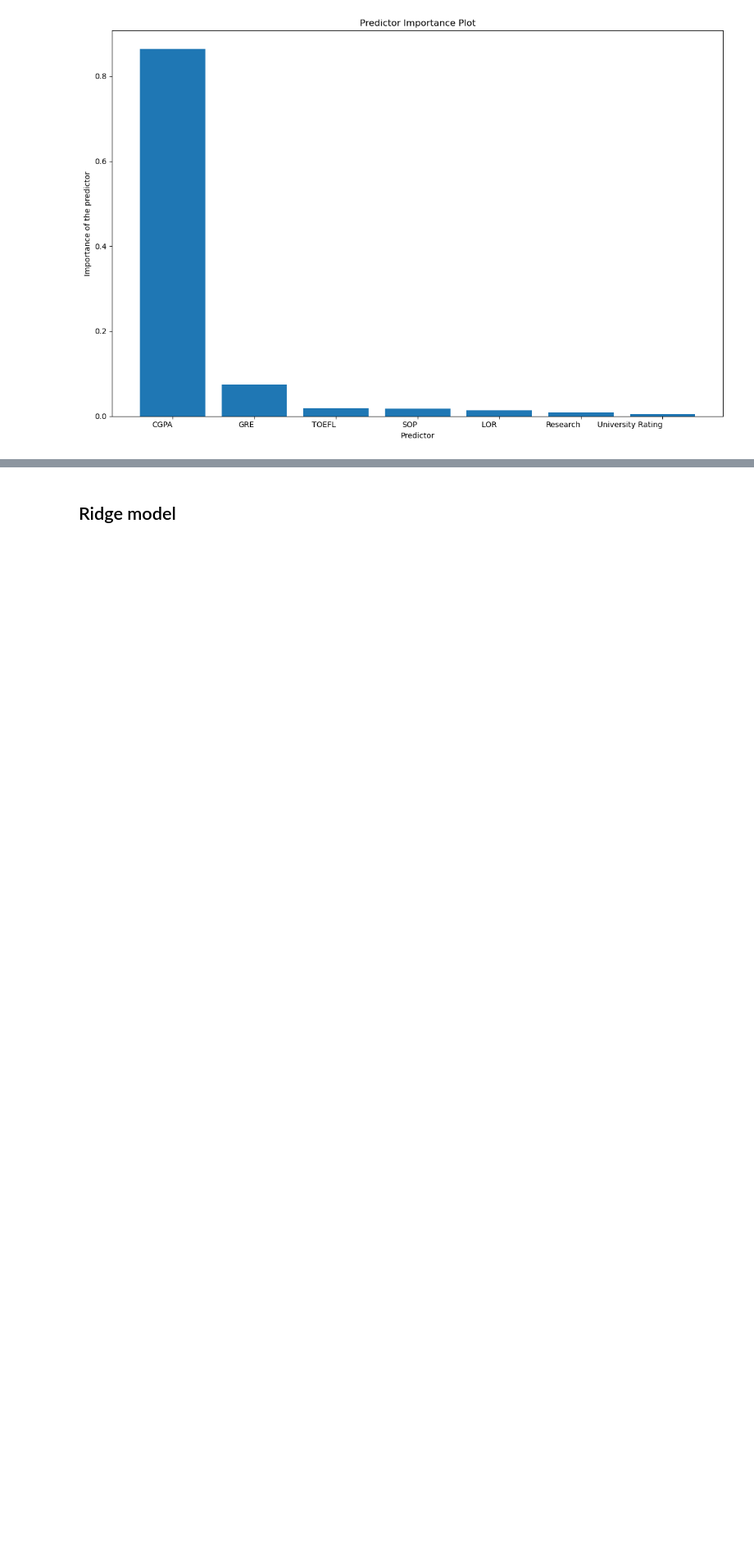
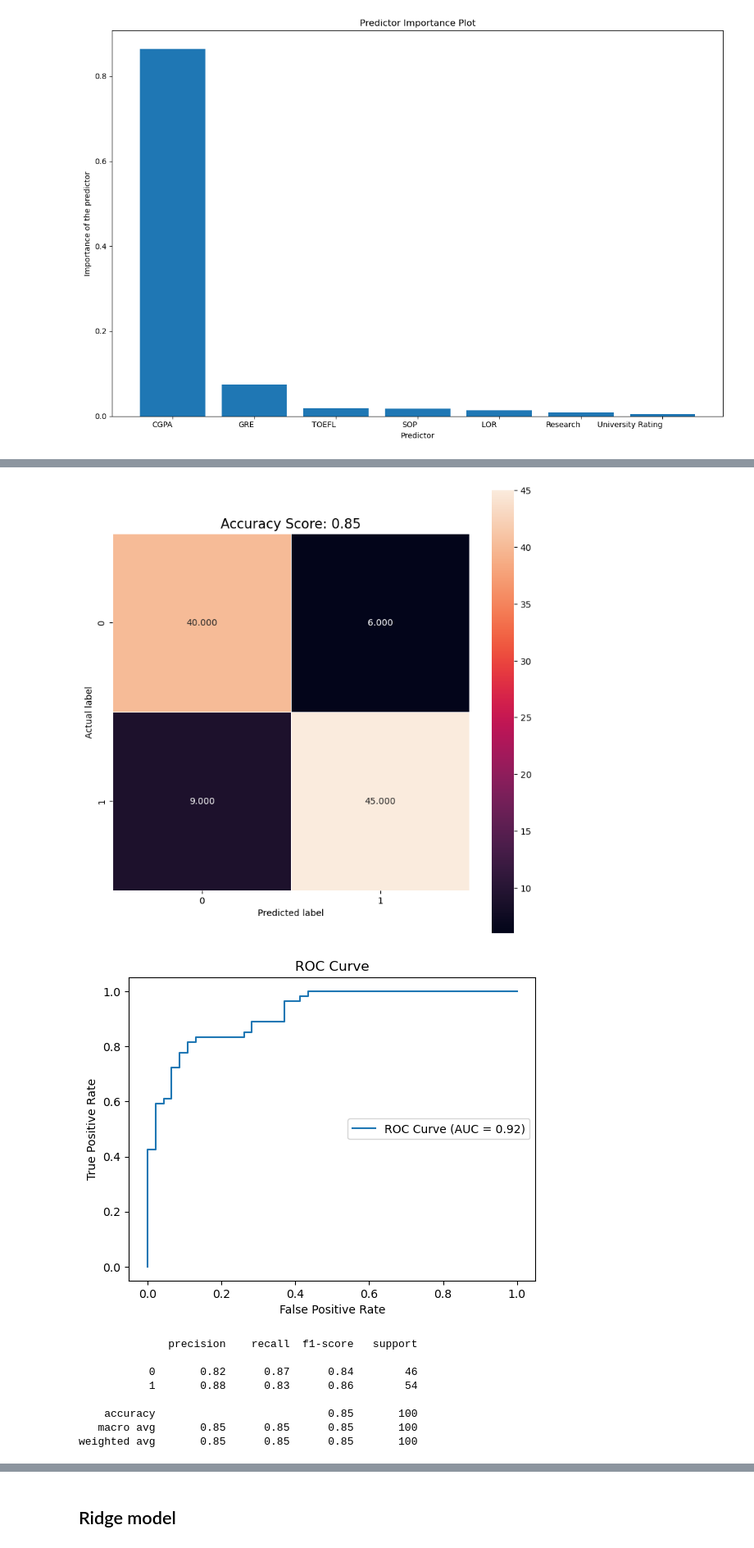
Before and after one commit to anly512/5300-project-group-26, a Jupyter notebook: code.ipynb, the cells around one changed output, grey strips where cells are left out. Shown at 82% size. Drawn from its saved outputs; the diff is of its cells as text; code cells hidden in the pictures; blank space fills up the shorter version.

Commit message:
classifier done

```diff
--- a/code.ipynb
+++ b/code.ipynb
@@ -250,0 +266,4 @@ The R-squared score and the mean squared error of this model are:
+# %%
+df['binaryadmission']= np.where(df['Admission_rate']<=0.7,0,1)
+print(df['binaryadmission'].value_counts())
+df.head(5)
@@ -250,0 +281,6 @@ The R-squared score and the mean squared error of this model are:
+# %%
+X = df.drop(columns = ["Admission_rate","binaryadmission"])
+y = df["binaryadmission"]
+
+X_train, X_test, y_train, y_test=train_test_split(X , y, test_size=0.2, random_state=32)
+print(" X_train Shape {},\n y_train Shape {},\n X_test Shape {},\n y_test Shape {}," .format(X_train.shape,X_test.shape,y_train.shape,y_test.shape))
@@ -250,0 +387,16 @@ The R-squared score and the mean squared error of this model are:
+# %%
+param = {'fit_intercept': True,'max_iter': 150, 'multi_class': 'auto'}
+model = Classifier(param)
+model.fit(X_train, y_train, 'logistic')
+model.tune(X_train, y_train, X_test, y_test, 'logistic')
+# %% [output]
+[figure, added]
+[figure, added]
+              precision    recall  f1-score   support
+
+           0       0.82      0.87      0.84        46
+           1       0.88      0.83      0.86        54
+
+    accuracy                           0.85       100
+   macro avg       0.85      0.85      0.85       100
+weighted avg       0.85      0.85      0.85       100
```
Also changed, not shown: parts of 16 cells of this notebook.
